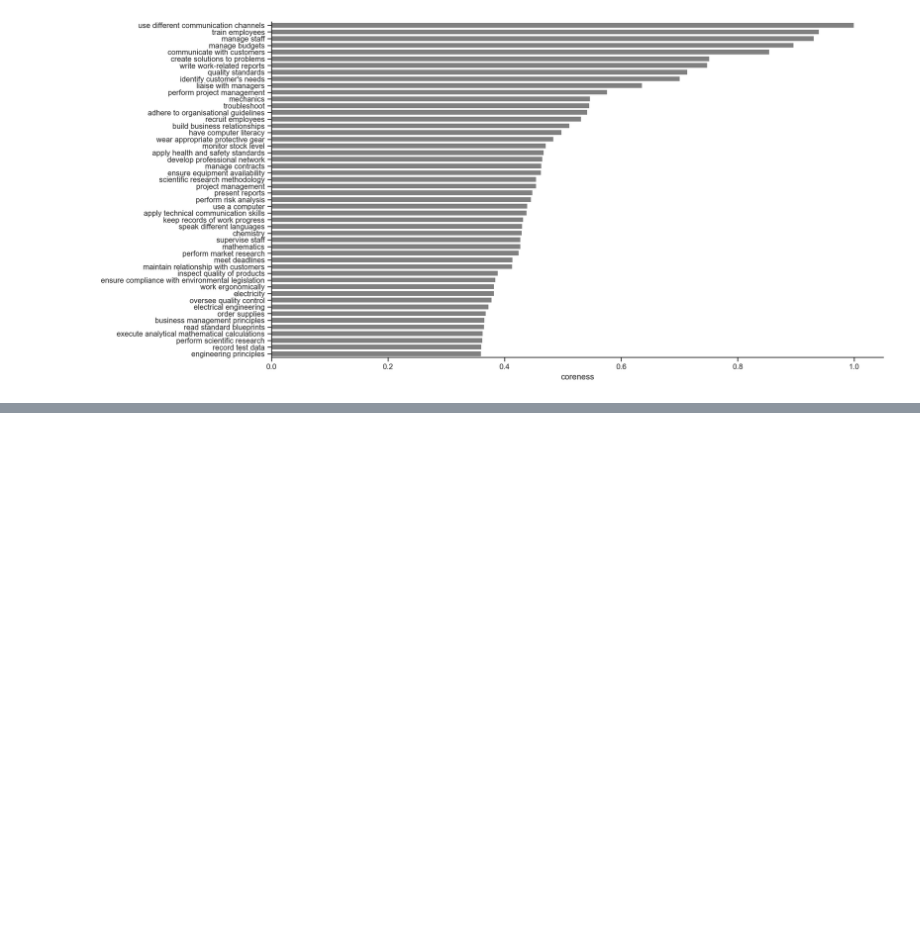
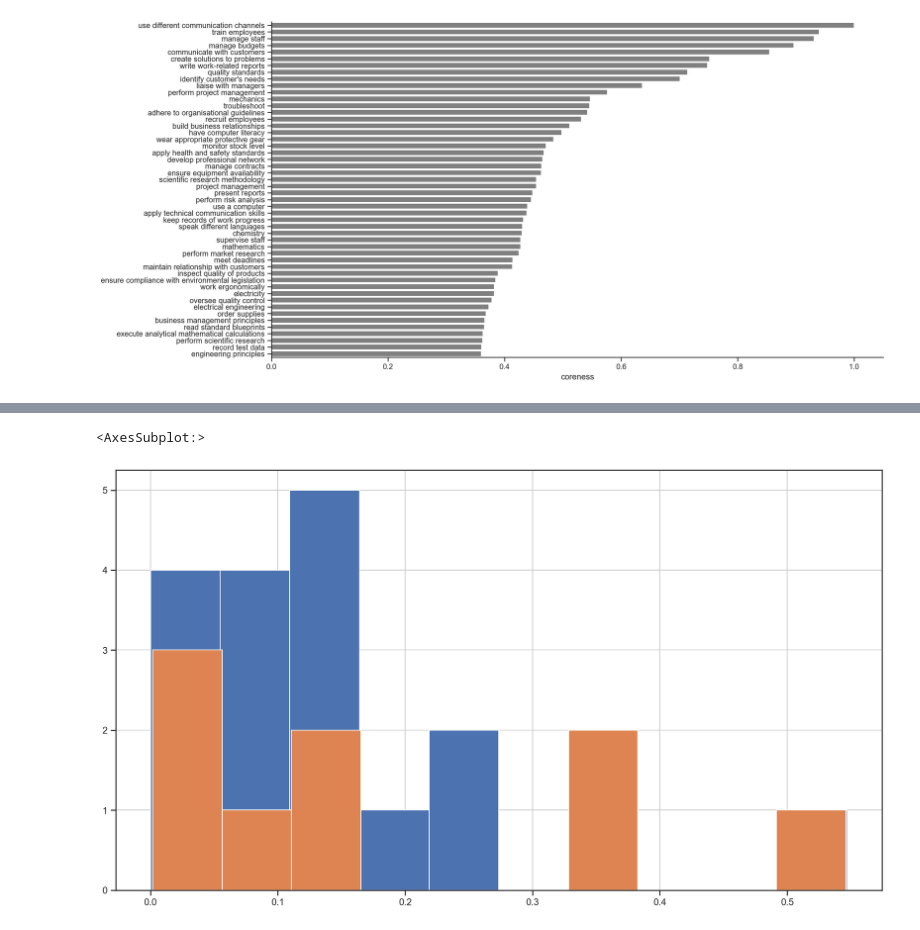
Before and after one commit to derpyninja/rejet, a Jupyter notebook: notebooks/11-fz-coreness-visualisations.ipynb, the cells around one changed output, grey strips where cells are left out. Cells and saved outputs as stored; diff of their text form; code cells hidden in the pictures; blank space fills up the shorter version.

```diff
--- a/notebooks/11-fz-coreness-visualisations.ipynb
+++ b/notebooks/11-fz-coreness-visualisations.ipynb
@@ -107,0 +133,8 @@ sns.despine()
+# %%
+occ_skills_matrix = pd.read_pickle(
+        os.path.join(project_dir, "data", "processed", "adjacency_matrix.pkl")
+)
+
+occ_skills_matrix_essential_optional = pd.read_pickle(
+        os.path.join(project_dir, "data", "processed", "adjacency_matrix_essential_optional.pkl")
+)
@@ -107,0 +165,6 @@ sns.despine()
+# %%
+coreness[coreness.solar_energy_technician == 1].coreness.hist()
+coreness[(coreness.surface_miner == 1)].coreness.hist()
+# %% [output]
+<AxesSubplot:>
+[figure, added]
```
Also changed, not shown: parts of 45 cells of this notebook, 4 other files.
